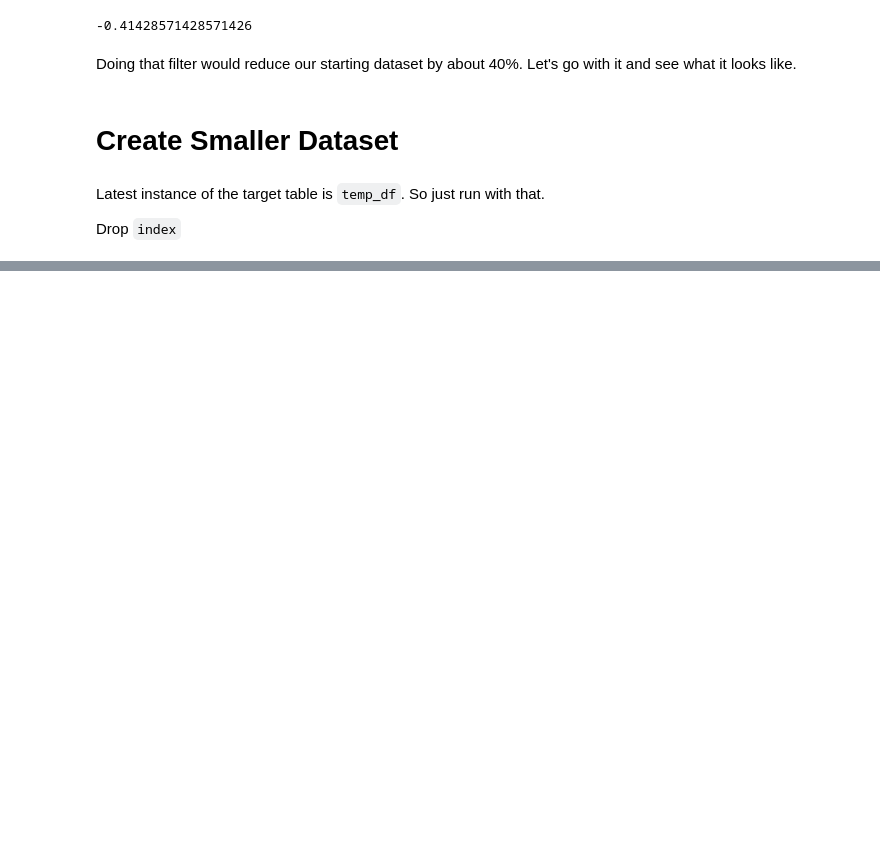
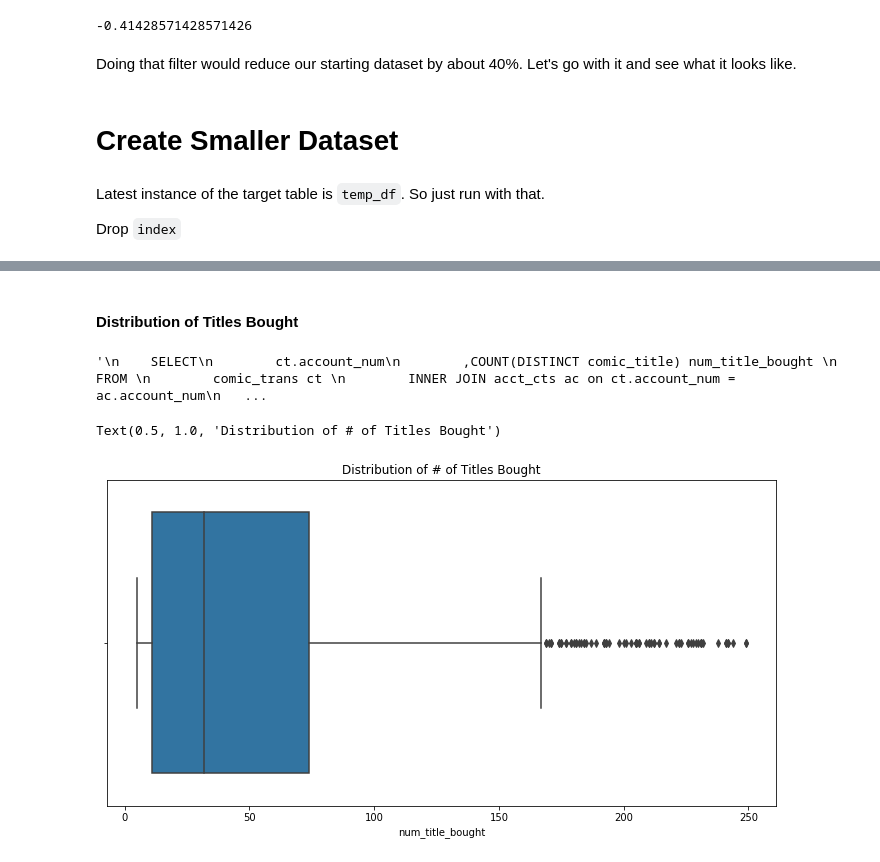
Before and after one commit to werlindo/comics_rx, a Jupyter notebook: comics_rx-2_eda.ipynb, the cells around one changed output, grey strips where cells are left out. Drawn from its saved outputs; the diff is of its cells as text; code cells hidden in the pictures; blank space fills up the shorter version.

```diff
--- a/comics_rx-2_eda.ipynb
+++ b/comics_rx-2_eda.ipynb
@@ -341,0 +494,2 @@ temp_df.to_json('raw_data/trans_filtered.json', orient='records', lines=True)
+# %% [markdown]
+#### Distribution of Titles Bought
@@ -341,0 +511,4 @@ temp_df.to_json('raw_data/trans_filtered.json', orient='records', lines=True)
+# %%
+query
+# %% [output]
+'\n    SELECT\n        ct.account_num\n        ,COUNT(DISTINCT comic_title) num_title_bought \n    FROM \n        comic_trans ct \n        INNER JOIN acct_cts ac on ct.account_num = ac.account_num\n   ...
@@ -341,0 +518,12 @@ temp_df.to_json('raw_data/trans_filtered.json', orient='records', lines=True)
+# %%
+# Check results
+temp_df = pd.DataFrame(cur.fetchall())
+temp_df.columns = [col.name for col in cur.description]
+# %%
+fig, ax = plt.subplots(figsize=(12,6))
+
+sns.boxplot(data=temp_df, x='num_title_bought')
+ax.set_title("Distribution of # of Titles Bought")
+# %% [output]
+Text(0.5, 1.0, 'Distribution of # of Titles Bought')
+[figure, added]
```
Also changed, not shown: parts of 38 cells of this notebook, 2 other files.
